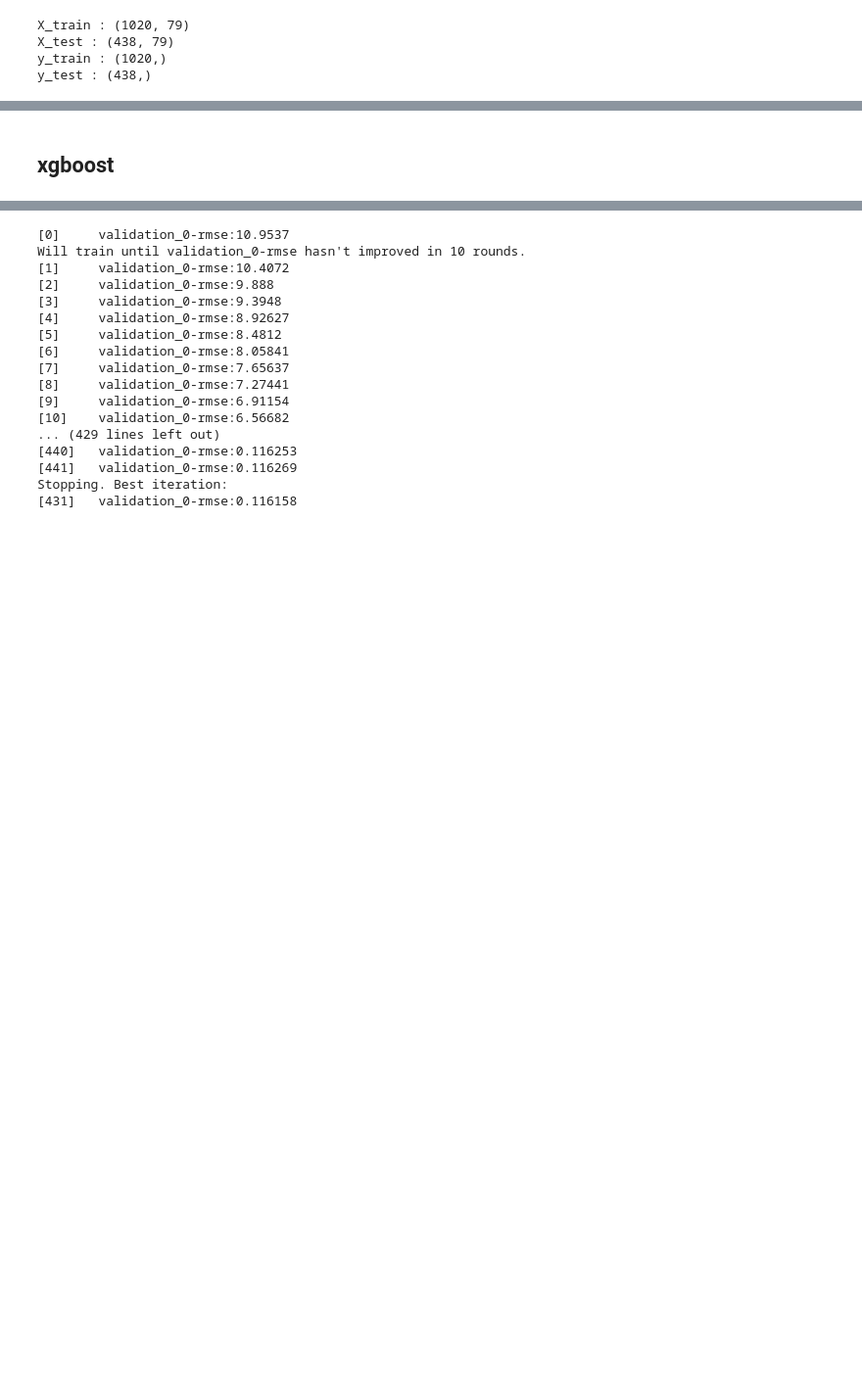
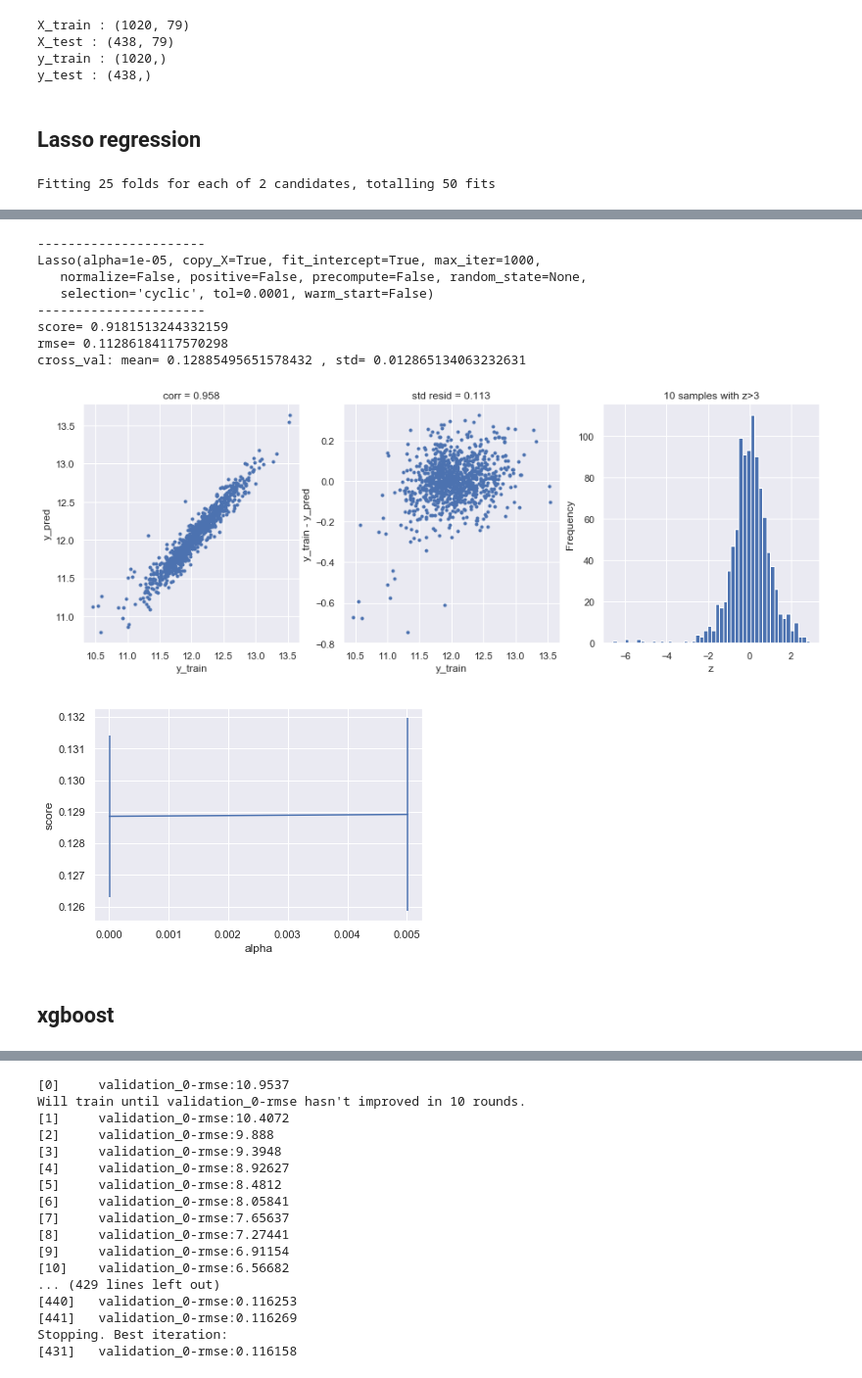
Before and after one commit to Sooyeong/CSE627_project, a Jupyter notebook: Report_ver11.ipynb, the cells around one changed output, grey strips where cells are left out. Shown at 98% size. Drawn from its saved outputs; the diff is of its cells as text; code cells hidden in the pictures; blank space fills up the shorter version.

```diff
--- a/Report_ver11.ipynb
+++ b/Report_ver11.ipynb
@@ -601,0 +677,3 @@ y_test : (438,)
+# %% [markdown]
+<a id='r'></a>
+## Lasso regression
@@ -601,0 +682,14 @@ y_test : (438,)
+# %%
+lasso = Lasso()
+alph_range = np.arange(0.00001,0.01,0.005)
+param_grid = {'alpha': alph_range}
+best_lasso_Model,cv_score,grid_results= train_Model(lasso, param_grid=param_grid)
+
+
+plt.figure()
+plt.errorbar(alph_range, abs(grid_results['mean_test_score']),
+             abs(grid_results['std_test_score'])/np.sqrt(5*5))
+plt.xlabel('alpha')
+plt.ylabel('score');
+# %% [output]
+Fitting 25 folds for each of 2 candidates, totalling 50 fits
@@ -602,4 +698,15 @@ y_test : (438,)
+----------------------
+Lasso(alpha=1e-05, copy_X=True, fit_intercept=True, max_iter=1000,
+   normalize=False, positive=False, precompute=False, random_state=None,
+   selection='cyclic', tol=0.0001, warm_start=False)
+----------------------
+score= 0.9181513244332159
+rmse= 0.11286184117570298
+cross_val: mean= 0.12885495651578432 , std= 0.012865134063232631
+[figure, added]
+[figure, added]
 # %% [markdown]
+<a id='xgboost'></a>
 ## xgboost
 # %%
 import xgboost
```
Also changed, not shown: parts of 25 cells of this notebook.
